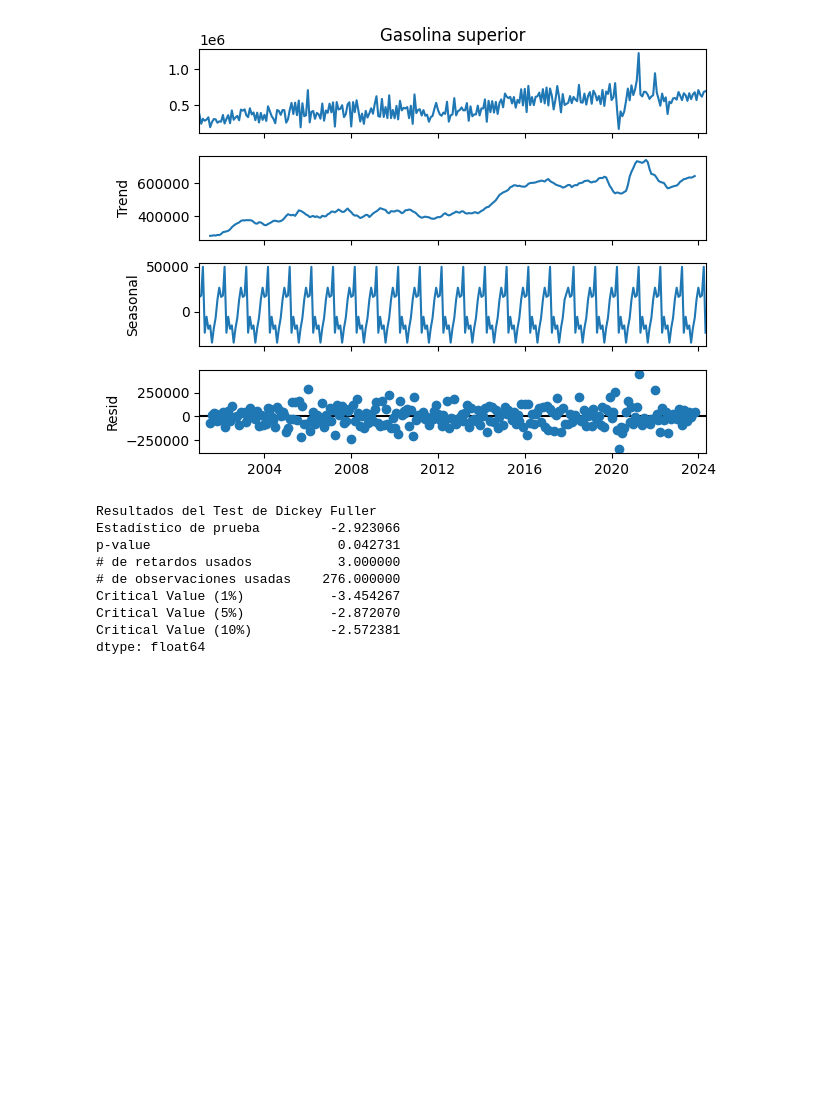
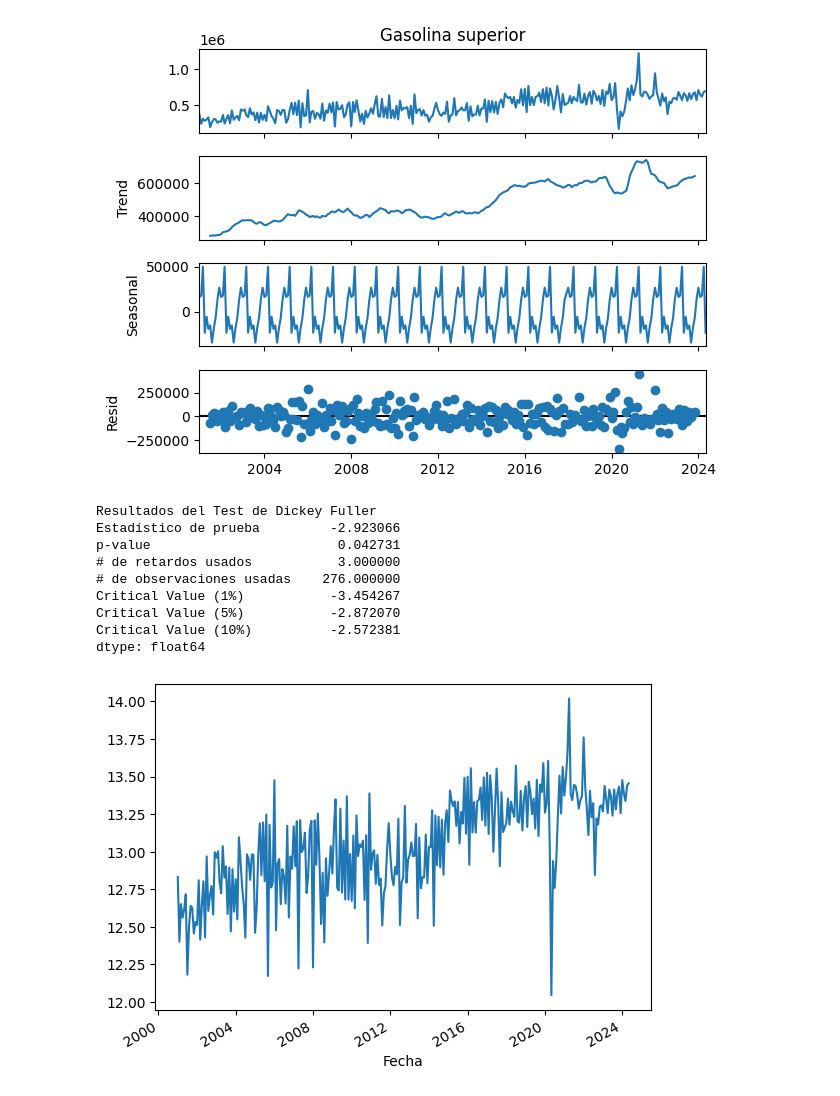
Before and after one commit to VIL20776/Laboratorio2-DataScience, a Jupyter notebook: importationData.ipynb, the cells around one changed output. Saved outputs shown, nothing was run; the diff lists cells and outputs as text; code cells hidden in the pictures; blank space fills up the shorter version.

```diff
--- a/importationData.ipynb
+++ b/importationData.ipynb
@@ -117,11 +117,13 @@ plt.show()
 # %% [output]
 [figure]
 # %%
+import_data = import_data['Gasolina superior']
+
 # Se calcula la media móvil y la desviación estandar móvil de los últimos 12 meses.
-mediaMovil = import_data['Gasolina superior'].rolling(window=12).mean()
-deMovil = import_data['Gasolina superior'].rolling(window=12).std()
+mediaMovil = import_data.rolling(window=12).mean()
+deMovil = import_data.rolling(window=12).std()
 # Se grafican los resultados.
-original = plt.plot(import_data['Gasolina superior'], color="blue", label="Original")
+original = plt.plot(import_data, color="blue", label="Original")
 media = plt.plot(mediaMovil, color='red', label = 'Media Movil')
 ds = plt.plot(deMovil,color='black', label = 'Desviación Estándar Móvil')
 plt.legend(loc = 'best')
@@ -152,3 +154,10 @@ Critical Value (1%)           -3.454267
 Critical Value (5%)           -2.872070
 Critical Value (10%)          -2.572381
 dtype: float64
+# %%
+import_data_log = np.log(import_data)
+import_data_log.plot()
+import_data_log_diff = import_data_log.diff()
+import_data_log_diff.dropna(inplace=True)
+# %% [output]
+[figure, added]
```
Also changed, not shown: parts of 19 cells of this notebook, 1 other file.
